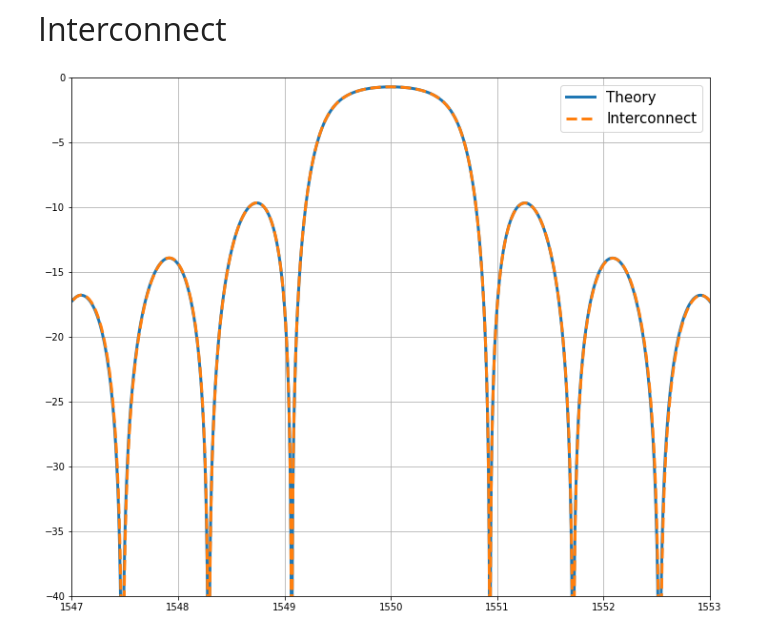
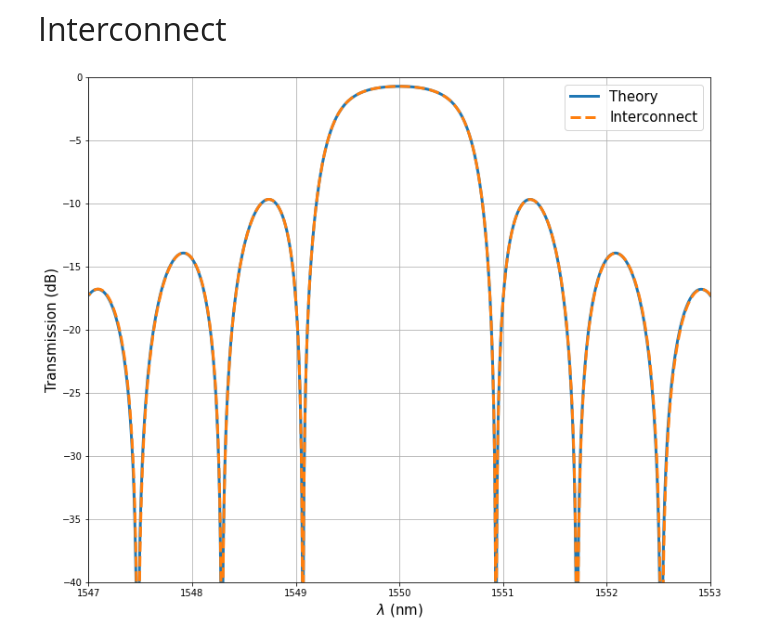
Before and after one commit to AndreyPaiva/Photonics, a Jupyter notebook: Braggs Grating/simulation/python/Theoretical calculations.ipynb, the cells around one changed output. Drawn from its saved outputs; the diff is of its cells as text; code cells hidden in the pictures.

```diff
--- a/Braggs Grating/simulation/python/Theoretical calculations.ipynb
+++ b/Braggs Grating/simulation/python/Theoretical calculations.ipynb
@@ -84,15 +84,17 @@ inter = lumapi.INTERCONNECT(filename = 'Theoretical.icp')
 # %%
 Iref = inter.getresult('ONA_1', 'input 1/mode 1/gain')
 
 plt.figure(figsize = (12,10))
 plt.plot(Iref['wavelength']*1e9, rdb, linewidth = 3, label = 'Theory')
 plt.plot(Iref['wavelength']*1e9, Iref['TE gain (dB)'], linestyle = '--', linewidth = 3, label = 'Interconnect')
+plt.xlabel(r'$\lambda$ (nm)', fontsize = 15)
+plt.ylabel('Transmission (dB)', fontsize = 15)
 plt.legend(fontsize = 15)
 plt.xlim(1547, 1553)
 plt.ylim(-40, 0)
 plt.grid(True)
 # %% [output]
-[figure, old version]
+[figure, new version]
 # %%
 Impulse = inter.getresult('ONA_2', 'input 1/mode 1/gain')
 Filtered = inter.getresult('ONA_3', 'input 1/mode 1/gain')
```
Also changed, not shown: parts of 2 cells of this notebook, 1 other file.
